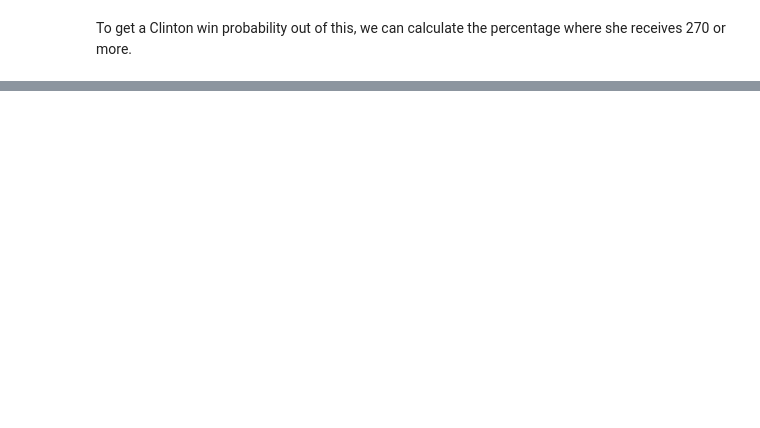
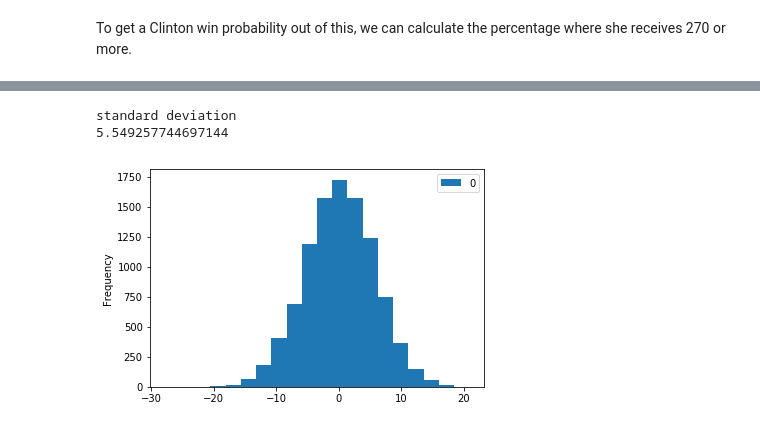
Before and after one commit to jstray/lede-algorithms, a Jupyter notebook: week-6/week-6-1-election-prediction.ipynb, the cells around one changed output, grey strips where cells are left out. Saved outputs shown, nothing was run; the diff lists cells and outputs as text; code cells hidden in the pictures; blank space fills up the shorter version.

```diff
--- a/week-6/week-6-1-election-prediction.ipynb
+++ b/week-6/week-6-1-election-prediction.ipynb
@@ -293,0 +304,5 @@ To get a Clinton win probability out of this, we can calculate the percentage wh
+# %%
+def correlated_randoms():
+    numbers = np.random.normal(mean, stddev, n)
+    numbers[6:10] = numbers[5]
+    return numbers
@@ -293,0 +314,9 @@ To get a Clinton win probability out of this, we can calculate the percentage wh
+# %%
+
+def correlated_sum(dummmy):
+    return correlated_randoms().sum()
+plot_distribution_of_sums(correlated_sum, 10000)
+# %% [output]
+standard deviation
+5.549257744697144
+[figure, added]
```
Also changed, not shown: parts of 20 cells of this notebook, 3 other files.
